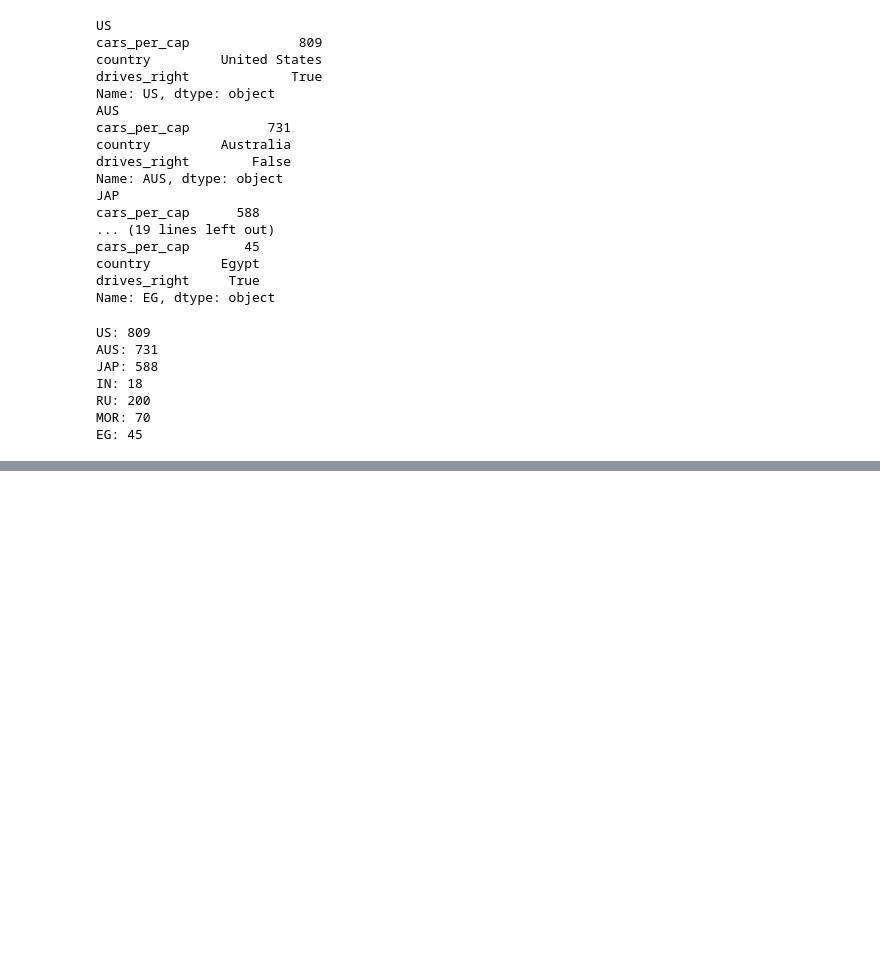
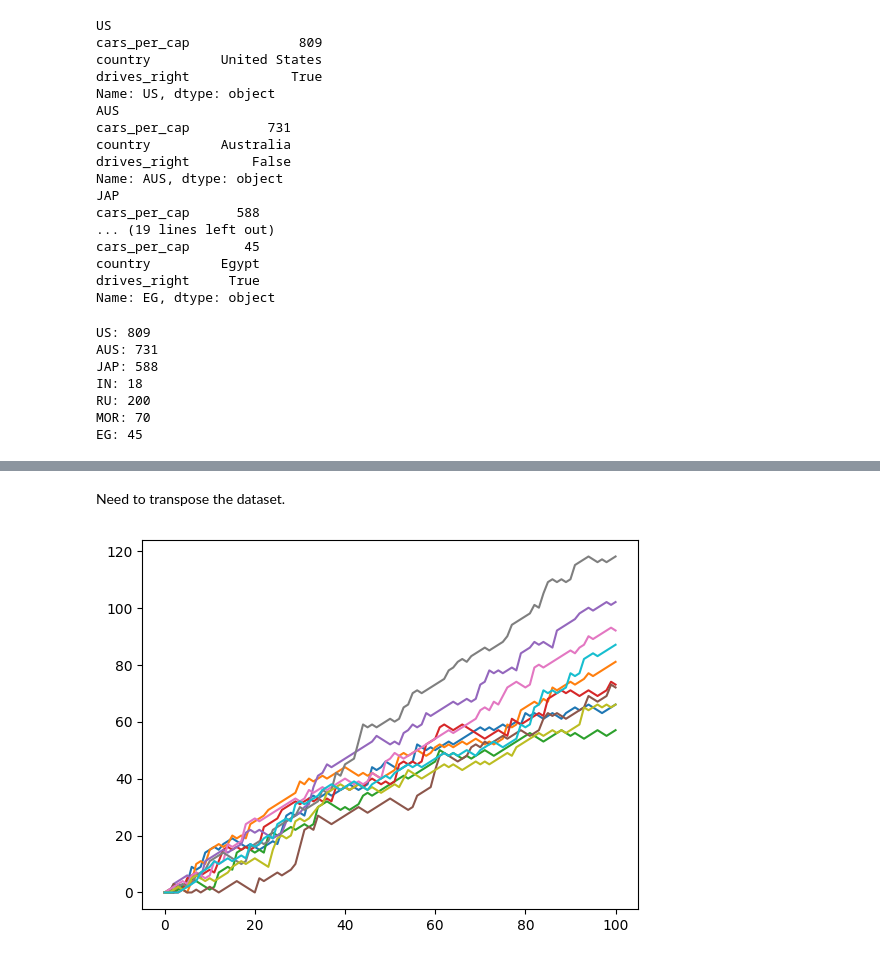
Before and after one commit to cschellenberger/Data-Science-Learning, a Jupyter notebook: Intermediate Python.ipynb, the cells around one changed output, grey strips where cells are left out. Cells and saved outputs as stored; diff of their text form; code cells hidden in the pictures; blank space fills up the shorter version.

```diff
--- a/Intermediate Python.ipynb
+++ b/Intermediate Python.ipynb
@@ -880,0 +1125,14 @@ EG: 45
+# %% [markdown]
+Need to transpose the dataset.
+# %%
+# Clear the figure
+plt.clf()
+
+# Transpose np_aw: np_aw_t
+np_aw_t = np.transpose(np_aw)
+
+# Plot np_aw_t and show
+plt.plot(np_aw_t)
+plt.show()
+# %% [output]
+[figure, added]
```
Also changed, not shown: parts of 22 cells of this notebook.
